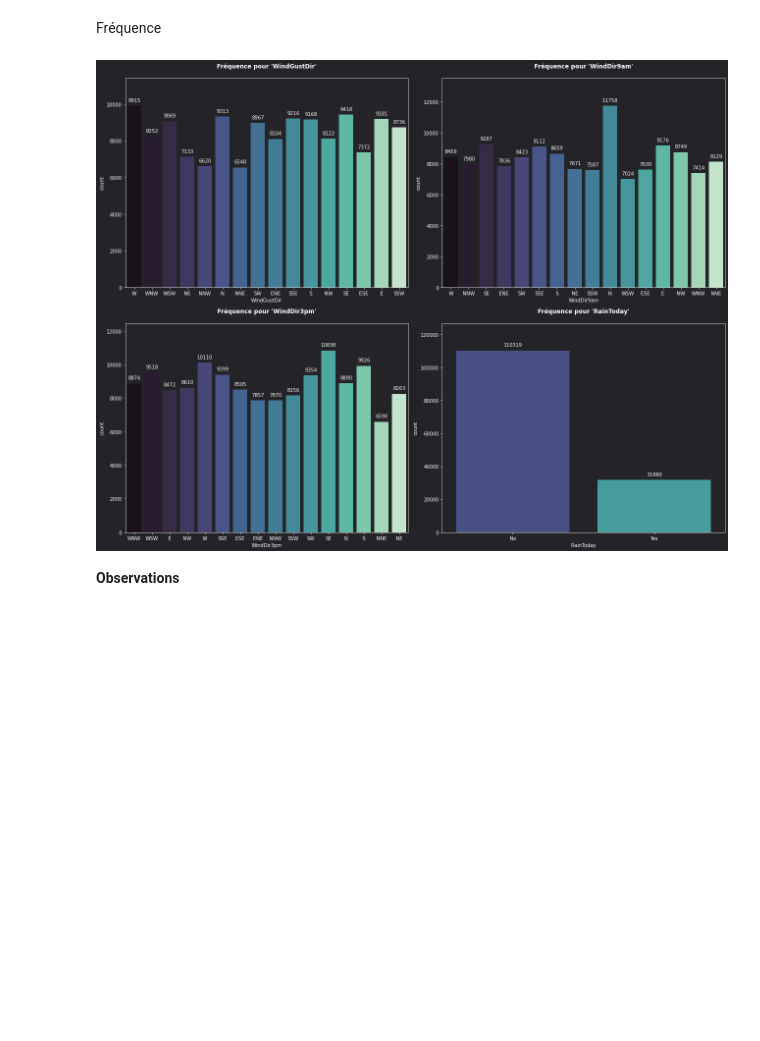
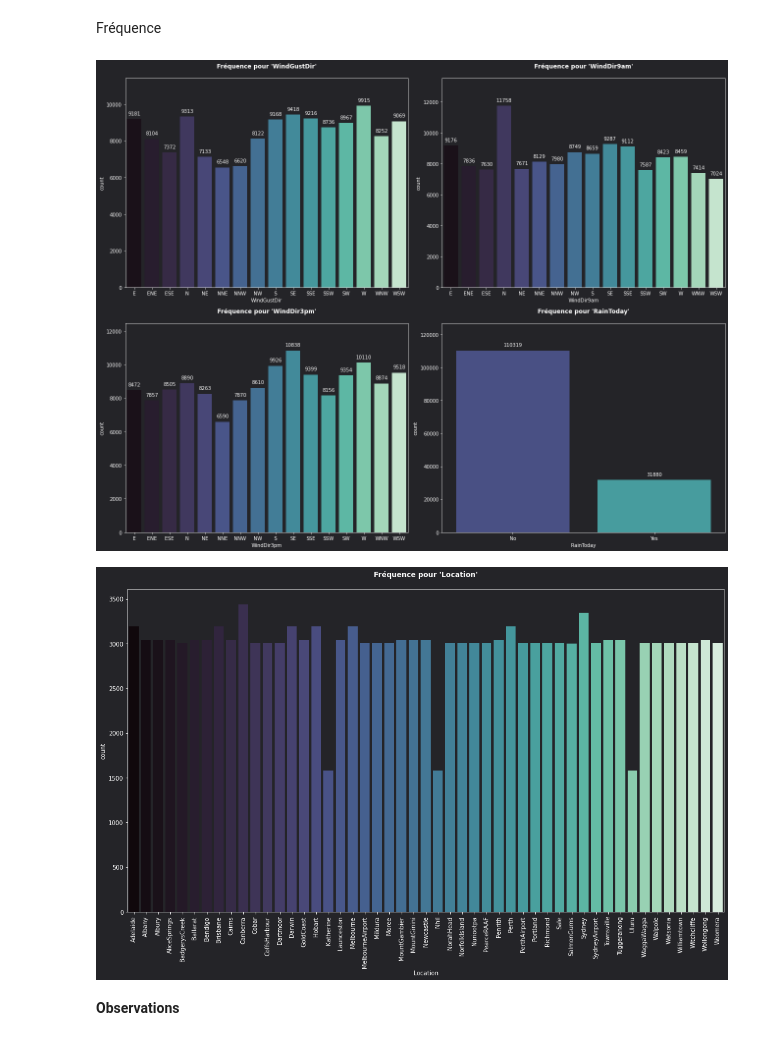
Before and after one commit to ElodieBayet/ai-developer, a Jupyter notebook: 06.projects/03.final/eda_weather.ipynb, the cells around one changed output. Cells and saved outputs as stored; diff of their text form; code cells hidden in the pictures; blank space fills up the shorter version.

```diff
--- a/06.projects/03.final/eda_weather.ipynb
+++ b/06.projects/03.final/eda_weather.ipynb
@@ -506,9 +543,9 @@ for i, col in enumerate(['WindGustDir', 'WindDir9am', 'WindDir3pm', 'RainToday']
     hi_freq = weather_data[col].value_counts().max()
     plt.subplot(2, 2, i+1)
     plt.title(f"Fréquence pour '{col}'\n")
-    ax = sns.countplot(data=weather_data, x=col, palette='mako')
+    ax = sns.countplot(data=weather_data.sort_values(col), x=col, palette='mako')
     ax.bar_label(ax.containers[0], padding=6)
     plt.ylim(top=hi_freq*1.15)
 plt.show()
 # %% [output]
-[figure, old version]
+[figure, new version]
@@ -519,3 +552,11 @@ plt.show()
+# %%
+plt.figure(figsize=(18, 10))
+plt.title(f"Fréquence pour 'Location'\n")
+sns.countplot(data=weather_data.sort_values('Location'), x='Location', palette='mako')
+plt.xticks(rotation=90)
+plt.show()
+# %% [output]
+[figure, added]
 # %% [markdown]
 **Observations**
 # %% [markdown]
```
Also changed, not shown: parts of 25 cells of this notebook, 2 other files.
